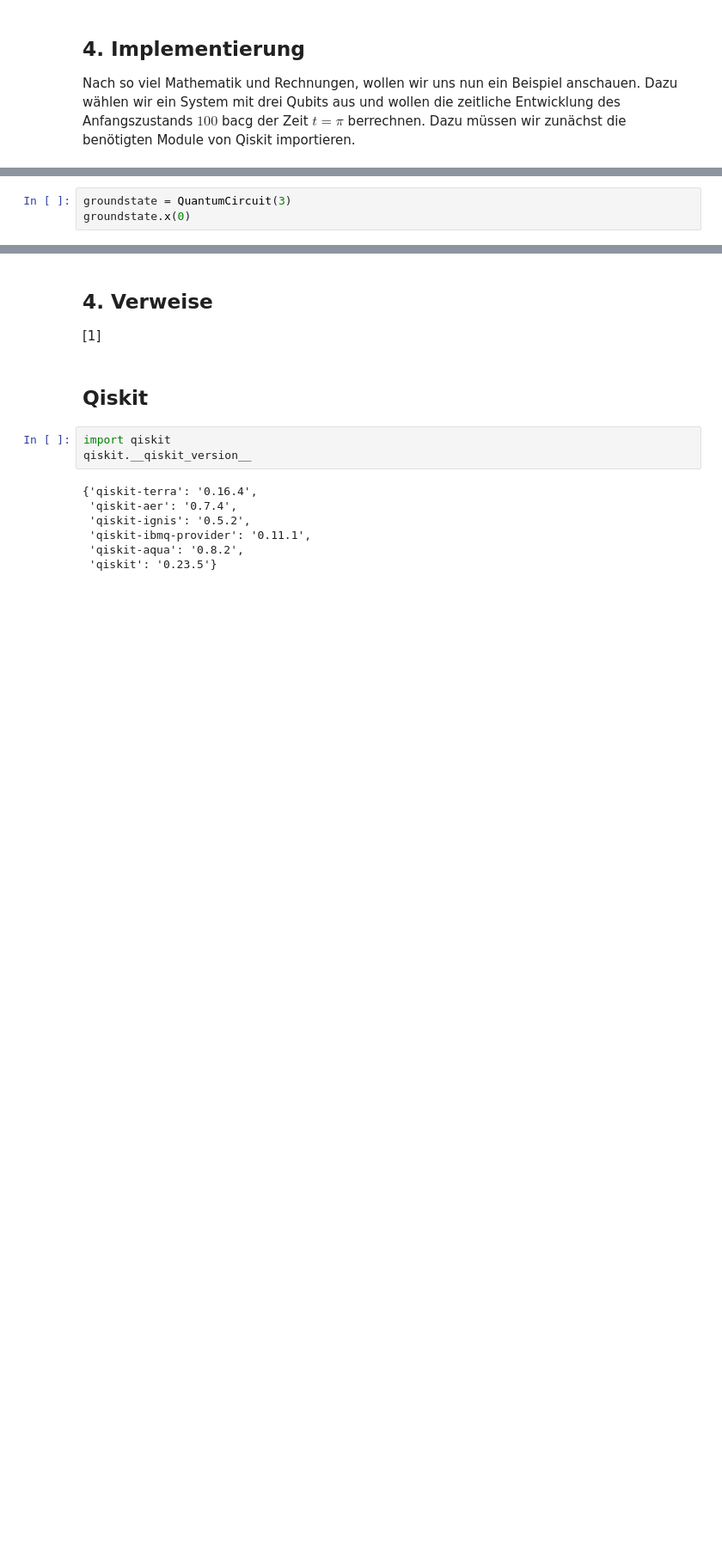
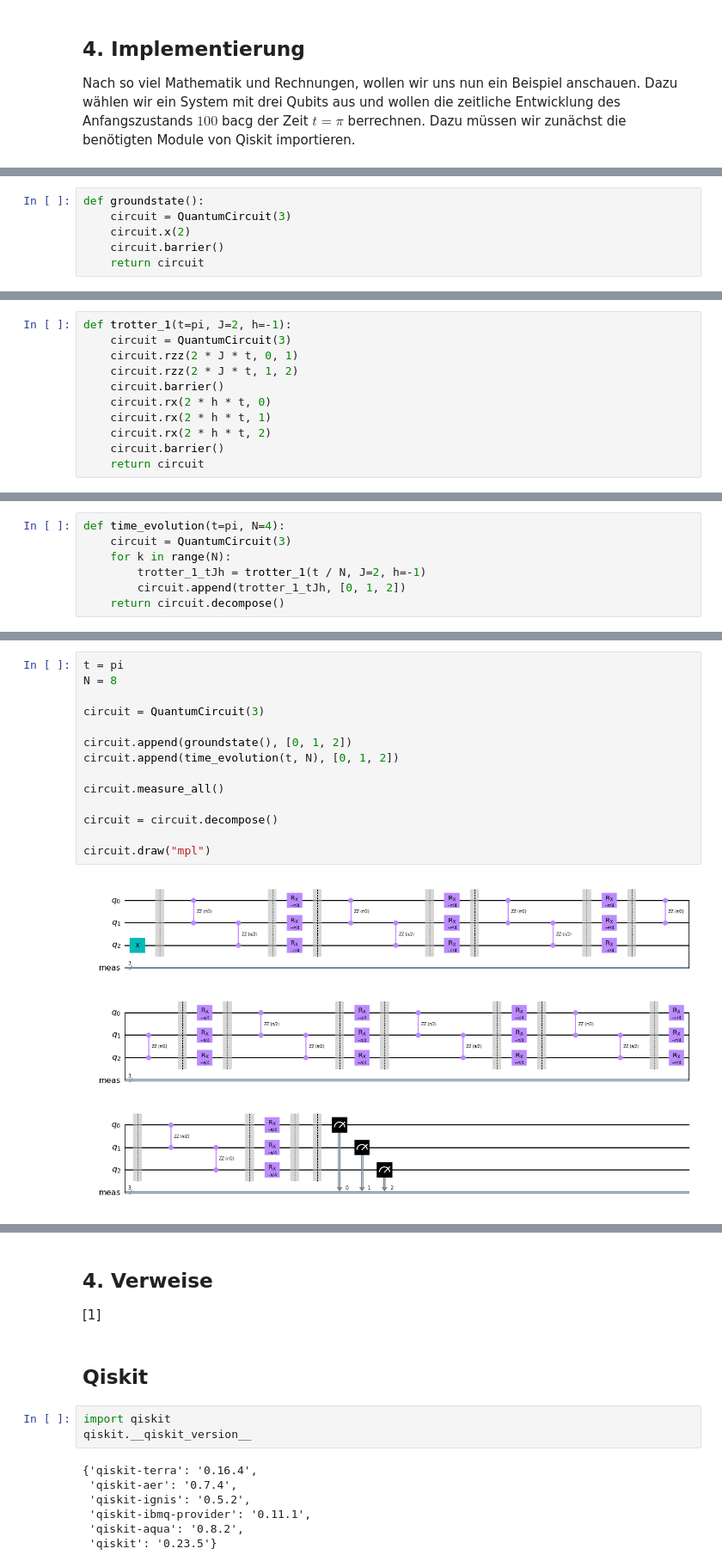
Before and after one commit to czachow/qcmb-training, a Jupyter notebook: content/06-HamiltonianSimulation.ipynb, the cells around one changed output, grey strips where cells are left out. Shown at 86% size. Cells and saved outputs as stored; diff of their text form; blank space fills up the shorter version.

```diff
--- a/content/06-HamiltonianSimulation.ipynb
+++ b/content/06-HamiltonianSimulation.ipynb
@@ -139,3 +142,0 @@ from qiskit import QuantumCircuit
-# %%
-groundstate = QuantumCircuit(3)
-groundstate.x(0)
@@ -141,0 +147,6 @@ groundstate.x(0)
+# %%
+def groundstate():
+    circuit = QuantumCircuit(3)
+    circuit.x(2)
+    circuit.barrier()
+    return circuit
@@ -141,0 +155,11 @@ groundstate.x(0)
+# %%
+def trotter_1(t=pi, J=2, h=-1):
+    circuit = QuantumCircuit(3)
+    circuit.rzz(2 * J * t, 0, 1)
+    circuit.rzz(2 * J * t, 1, 2)
+    circuit.barrier()
+    circuit.rx(2 * h * t, 0)
+    circuit.rx(2 * h * t, 1)
+    circuit.rx(2 * h * t, 2)
+    circuit.barrier()
+    return circuit
@@ -141,0 +168,7 @@ groundstate.x(0)
+# %%
+def time_evolution(t=pi, N=4):
+    circuit = QuantumCircuit(3)
+    for k in range(N):
+        trotter_1_tJh = trotter_1(t / N, J=2, h=-1)
+        circuit.append(trotter_1_tJh, [0, 1, 2])
+    return circuit.decompose()
@@ -141,0 +177,16 @@ groundstate.x(0)
+# %%
+t = pi
+N = 8
+
+circuit = QuantumCircuit(3)
+
+circuit.append(groundstate(), [0, 1, 2])
+circuit.append(time_evolution(t, N), [0, 1, 2])
+
+circuit.measure_all()
+
+circuit = circuit.decompose()
+
+circuit.draw("mpl")
+# %% [output]
+[figure, added]
```
Also changed, not shown: parts of 23 cells of this notebook, 1 other file.
